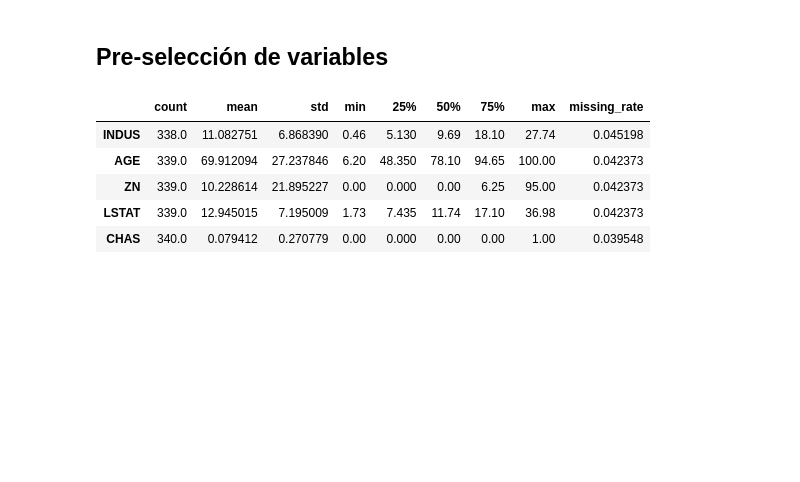
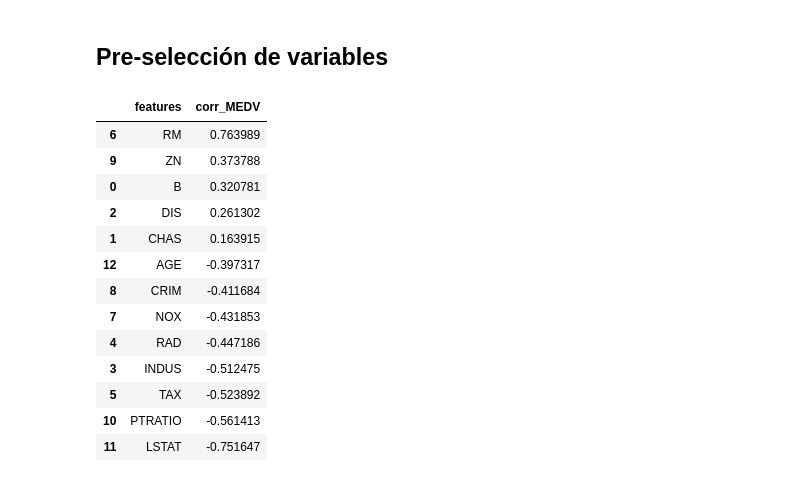
Before and after one commit to JCaballerot/Machine-Learning-Program, a Jupyter notebook: Supervised_models/Linear_regression/Lab_Boston_Housing_v2.ipynb, the cells around one changed output. Drawn from its saved outputs; the diff is of its cells as text; code cells hidden in the pictures; blank space fills up the shorter version.

```diff
--- a/Supervised_models/Linear_regression/Lab_Boston_Housing_v2.ipynb
+++ b/Supervised_models/Linear_regression/Lab_Boston_Housing_v2.ipynb
@@ -196,11 +198,31 @@ pdResume.rename(columns = {'index' : 'feature',
                            '75%' : 'Q3'}, inplace = True)
 # %%
 pdResume[['missing_rate']] = 1 - pdResume[['count']]/X_train.shape[0]
-pdResume.sort_values(by = 'missing_rate', ascending = False).head()
+pdResume.sort_values(by = 'missing_rate', ascending = False, inplace = True)
-# %% [output]
-|  | count | mean | std | min | 25% | 50% | 75% | max | missing_rate |
-| INDUS | 338.0 | 11.082751 | 6.868390 | 0.46 | 5.130 | 9.69 | 18.10 | 27.74 | 0.045198 |
-| AGE | 339.0 | 69.912094 | 27.237846 | 6.20 | 48.350 | 78.10 | 94.65 | 100.00 | 0.042373 |
-| ZN | 339.0 | 10.228614 | 21.895227 | 0.00 | 0.000 | 0.00 | 6.25 | 95.00 | 0.042373 |
-| LSTAT | 339.0 | 12.945015 | 7.195009 | 1.73 | 7.435 | 11.74 | 17.10 | 36.98 | 0.042373 |
-| CHAS | 340.0 | 0.079412 | 0.270779 | 0.00 | 0.000 | 0.00 | 0.00 | 1.00 | 0.039548 |
+# %%
+# Calculando las correlaciones de todas las variables con el target
+
+temp = X_train.copy()
+temp['target'] = y_train
+
+correlations = []
+for col in features:
+  correlations.append(temp[[col, 'target']].corr().iloc[0][1])
+# %%
+pd.DataFrame({'features' : features,
+              'corr_MEDV' : correlations}).sort_values(by = 'corr_MEDV', ascending = False)
+# %% [output]
+|  | features | corr_MEDV |
+| 6 | RM | 0.763989 |
+| 9 | ZN | 0.373788 |
+| 0 | B | 0.320781 |
+| 2 | DIS | 0.261302 |
+| 1 | CHAS | 0.163915 |
+| 12 | AGE | -0.397317 |
+| 8 | CRIM | -0.411684 |
+| 7 | NOX | -0.431853 |
+| 4 | RAD | -0.447186 |
+| 3 | INDUS | -0.512475 |
+| 5 | TAX | -0.523892 |
+| 10 | PTRATIO | -0.561413 |
+| 11 | LSTAT | -0.751647 |
```
Also changed, not shown: parts of 3 cells of this notebook.
